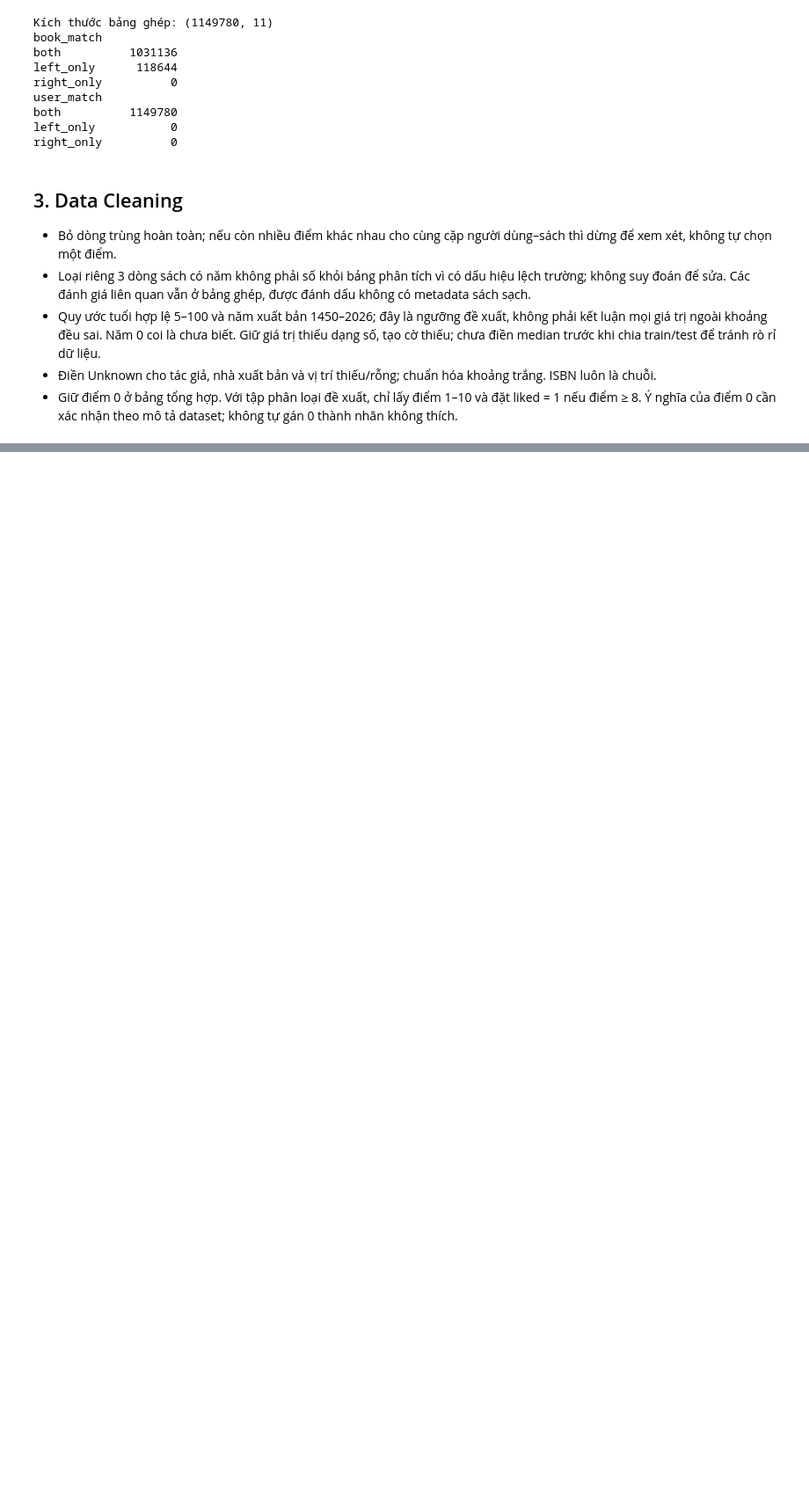
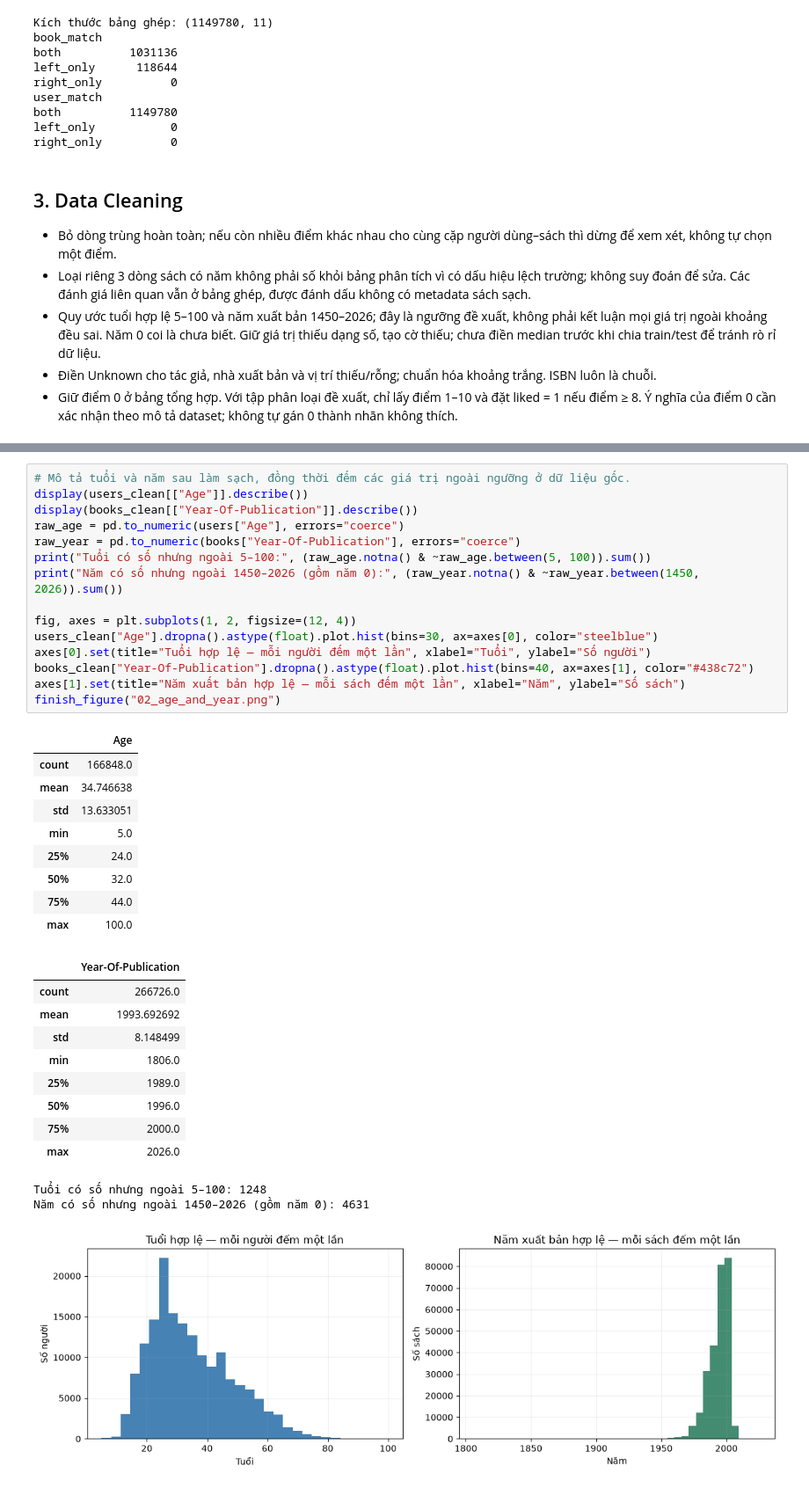
Before and after one commit to Bluenip/Data_analyst_python_midterm_project, a Jupyter notebook: mid_term_code.ipynb, the cells around one changed output, grey strips where cells are left out. Shown at 88% size. Drawn from its saved outputs; the diff is of its cells as text; blank space fills up the shorter version.

```diff
--- a/mid_term_code.ipynb
+++ b/mid_term_code.ipynb
@@ -174,0 +301,37 @@ Các biến books_clean, users_clean, ratings_clean, data_clean và classificati
+# %%
+# Mô tả tuổi và năm sau làm sạch, đồng thời đếm các giá trị ngoài ngưỡng ở dữ liệu gốc.
+display(users_clean[["Age"]].describe())
+display(books_clean[["Year-Of-Publication"]].describe())
+raw_age = pd.to_numeric(users["Age"], errors="coerce")
+raw_year = pd.to_numeric(books["Year-Of-Publication"], errors="coerce")
+print("Tuổi có số nhưng ngoài 5–100:", (raw_age.notna() & ~raw_age.between(5, 100)).sum())
+print("Năm có số nhưng ngoài 1450–2026 (gồm năm 0):", (raw_year.notna() & ~raw_year.between(1450, 2026)).sum())
+
+fig, axes = plt.subplots(1, 2, figsize=(12, 4))
+users_clean["Age"].dropna().astype(float).plot.hist(bins=30, ax=axes[0], color="steelblue")
+axes[0].set(title="Tuổi hợp lệ — mỗi người đếm một lần", xlabel="Tuổi", ylabel="Số người")
+books_clean["Year-Of-Publication"].dropna().astype(float).plot.hist(bins=40, ax=axes[1], color="#438c72")
+axes[1].set(title="Năm xuất bản hợp lệ — mỗi sách đếm một lần", xlabel="Năm", ylabel="Số sách")
+finish_figure("02_age_and_year.png")
+# %% [output]
+|  | Age |
+| count | 166848.0 |
+| mean | 34.746638 |
+| std | 13.633051 |
+| min | 5.0 |
+| 25% | 24.0 |
+| 50% | 32.0 |
+| 75% | 44.0 |
+| max | 100.0 |
+|  | Year-Of-Publication |
+| count | 266726.0 |
+| mean | 1993.692692 |
+| std | 8.148499 |
+| min | 1806.0 |
+| 25% | 1989.0 |
+| 50% | 1996.0 |
+| 75% | 2000.0 |
+| max | 2026.0 |
+Tuổi có số nhưng ngoài 5–100: 1248
+Năm có số nhưng ngoài 1450–2026 (gồm năm 0): 4631
+[figure, added]
```
Also changed, not shown: parts of 25 cells of this notebook, 13 other files.
